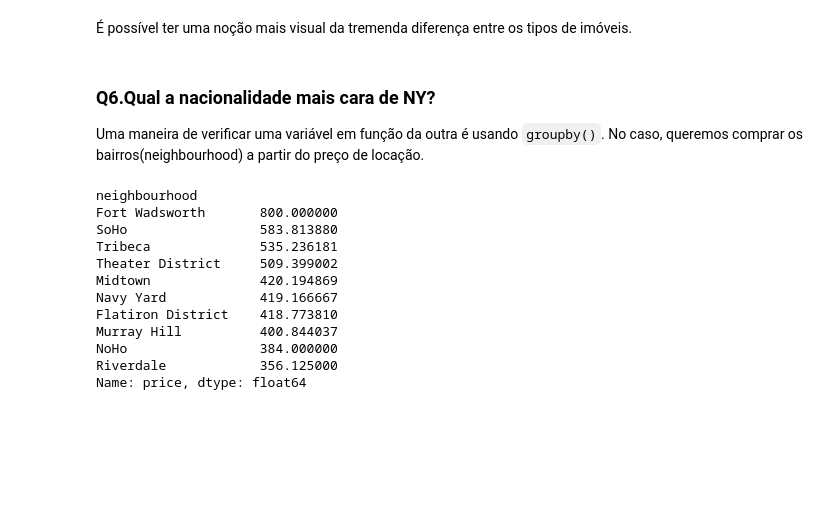
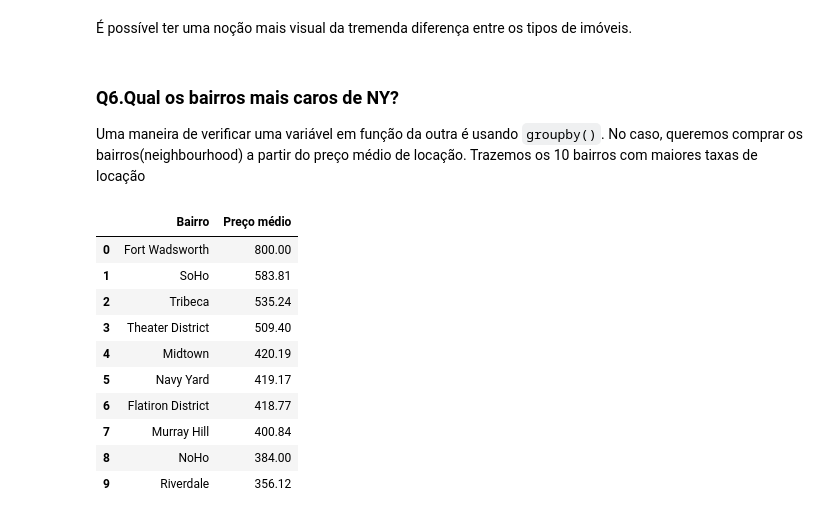
Before and after one commit to rodrigox98/analysis-airbnb-new-york-data, a Jupyter notebook: newyork_pt.ipynb, the cells around one changed output. Drawn from its saved outputs; the diff is of its cells as text; code cells hidden in the pictures; blank space fills up the shorter version.

```diff
--- a/newyork_pt.ipynb
+++ b/newyork_pt.ipynb
@@ -344,21 +344,27 @@ graph.plot(kind="barh", title="Porcentagem dos tipos de imóveis", xlabel="%", y
 # %% [markdown]
 É possível ter uma noção mais visual da tremenda diferença entre os tipos de imóveis.
 # %% [markdown]
-### Q6.Qual a nacionalidade mais cara de NY?
-Uma maneira de verificar uma variável em função da outra é usando `groupby()`. No caso, queremos comprar os bairros(neighbourhood) a partir do preço de locação.
+### Q6.Qual os bairros mais caros de NY?
+Uma maneira de verificar uma variável em função da outra é usando `groupby()`. No caso, queremos comprar os bairros(neighbourhood) a partir do preço médio de locação. Trazemos os 10 bairros com maiores taxas de locação
-# %%
-df_clean.groupby(['neighbourhood']).price.mean().sort_values(ascending=False)[:10]
-# %% [output]
-neighbourhood
-Fort Wadsworth       800.000000
-SoHo                 583.813880
-Tribeca              535.236181
-Theater District     509.399002
-Midtown              420.194869
-Navy Yard            419.166667
-Flatiron District    418.773810
-Murray Hill          400.844037
-NoHo                 384.000000
-Riverdale            356.125000
-Name: price, dtype: float64
+# %%
+lista = df_clean.groupby(['neighbourhood']).price.mean().round(2).sort_values(ascending=False)[:10].to_frame()
+
+tabela = lista.copy()
+tabela.reset_index(inplace=True) #Retorna os index para cada linha
+
+
+tabela.rename(columns={'neighbourhood':'Bairro', 'price':'Preço médio'}, inplace=True)
+display(tabela)
+# %% [output]
+|  | Bairro | Preço médio |
+| 0 | Fort Wadsworth | 800.00 |
+| 1 | SoHo | 583.81 |
+| 2 | Tribeca | 535.24 |
+| 3 | Theater District | 509.40 |
+| 4 | Midtown | 420.19 |
+| 5 | Navy Yard | 419.17 |
+| 6 | Flatiron District | 418.77 |
+| 7 | Murray Hill | 400.84 |
+| 8 | NoHo | 384.00 |
+| 9 | Riverdale | 356.12 |
 # %%
```
Also changed, not shown: parts of 13 cells of this notebook.
